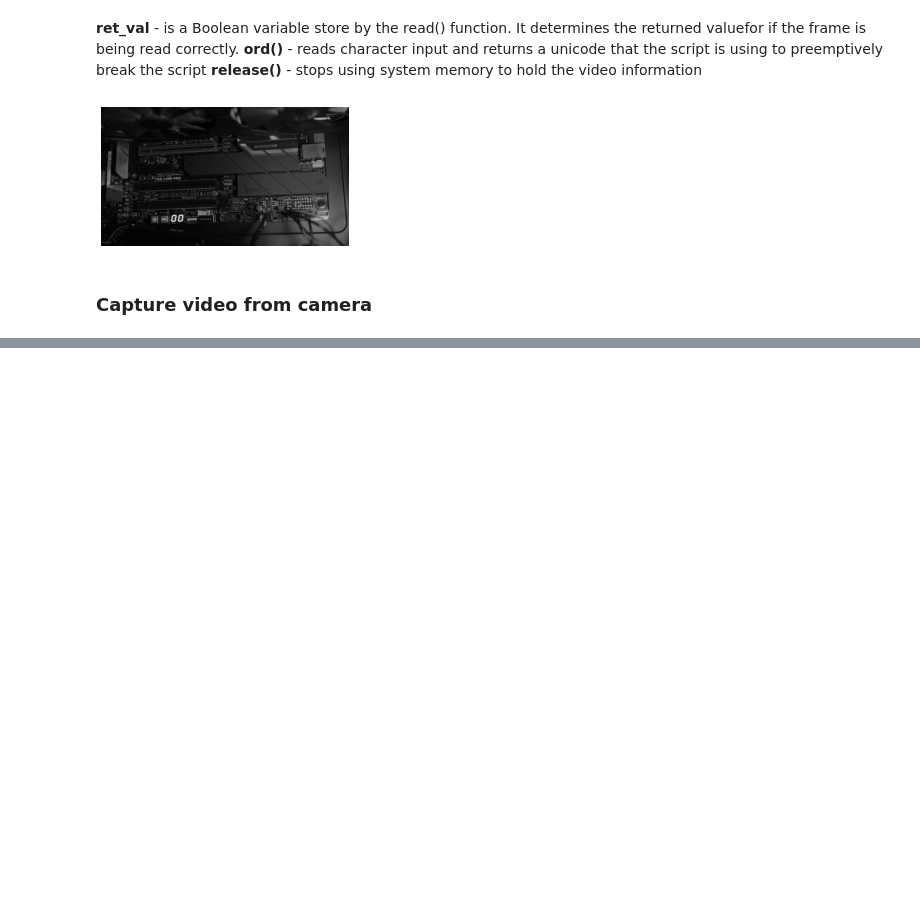
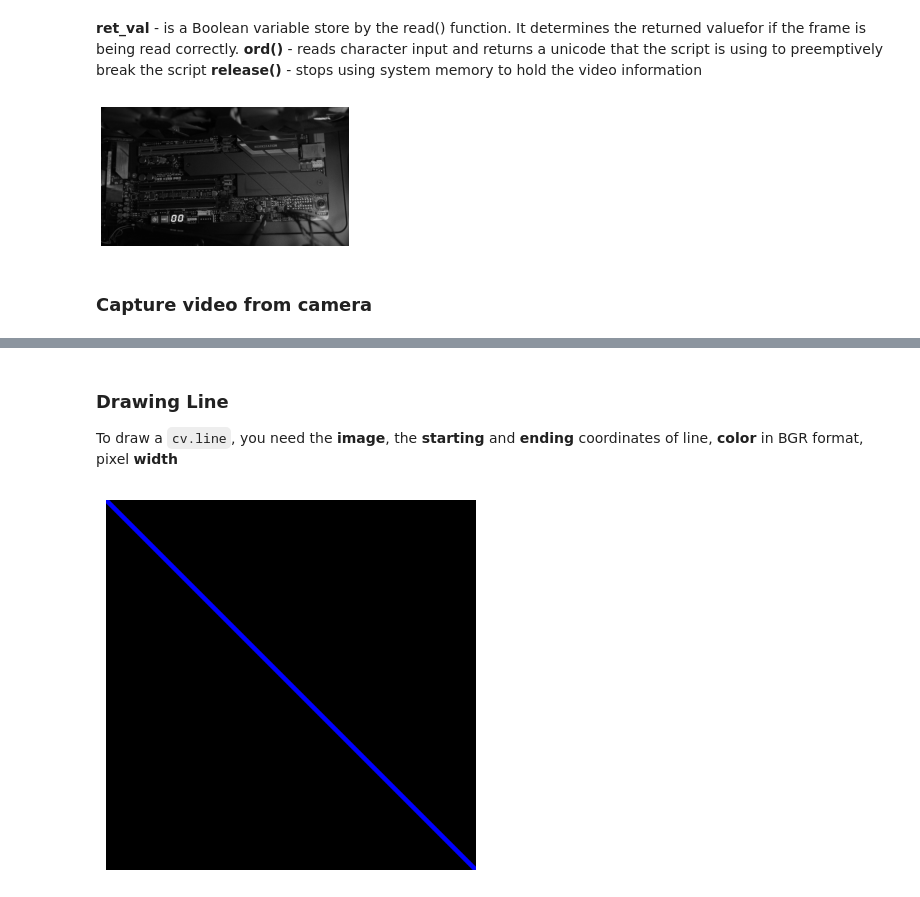
Before and after one commit to AI-am-walking-here/computer_vision, a Jupyter notebook: misc/01gui features in openCV/main.ipynb, the cells around one changed output, grey strips where cells are left out. Drawn from its saved outputs; the diff is of its cells as text; code cells hidden in the pictures; blank space fills up the shorter version.

````diff
--- a/misc/01gui features in openCV/main.ipynb
+++ b/misc/01gui features in openCV/main.ipynb
@@ -121,0 +139,26 @@ cv.destroyAllWindows()
+# %% [markdown]
+### Drawing Line
+
+To draw a ```cv.line```, you need the **image**, the **starting** and **ending** coordinates of line, **color** in BGR format, pixel **width**
+# %%
+import numpy as np
+import cv2 as cv
+import matplotlib.pyplot as plt
+
+
+
+# Create a black image
+black_image = np.zeros((512,512,3), np.uint8)
+
+# Draw a diagonal blue line with thickness of 5 px REMEMBER: BGR format
+cv.line(black_image, (0,0), (511,511), (255,0,0), 5)
+
+# Convert BGR to RGB for displaying with matplotlib
+rgb_image = cv.cvtColor(black_image, cv.COLOR_BGR2RGB)
+
+# Display the image using matplotlib
+plt.imshow(rgb_image)
+plt.axis('off')
+plt.show()
+# %% [output]
+[figure, added]
````
Also changed, not shown: parts of 13 cells of this notebook, 5 other files.
